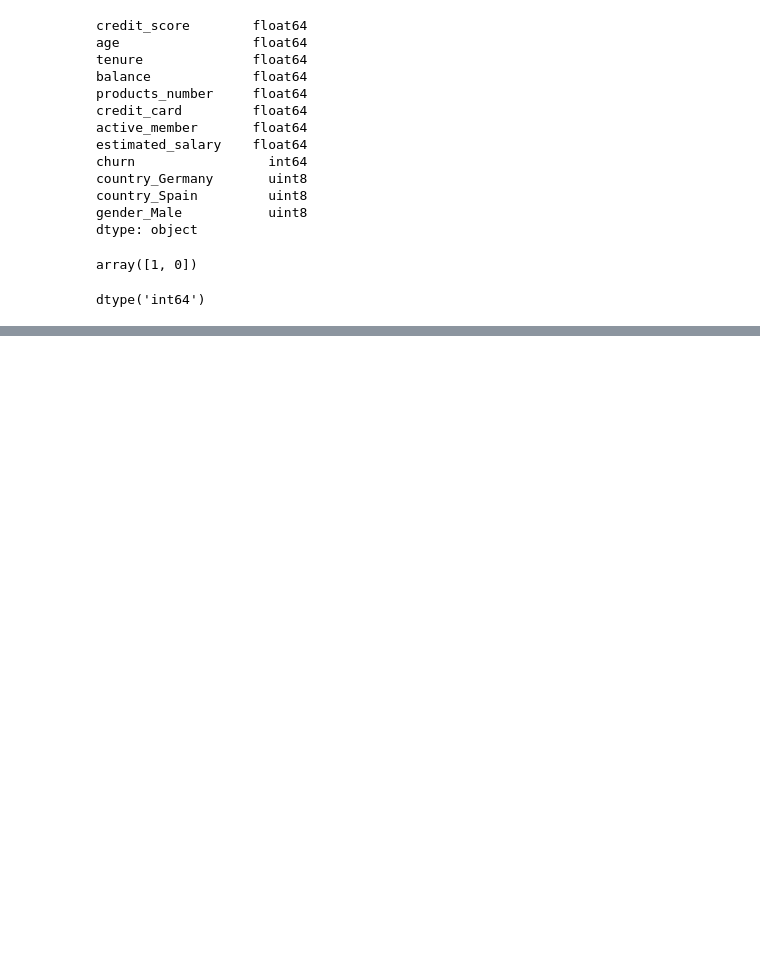
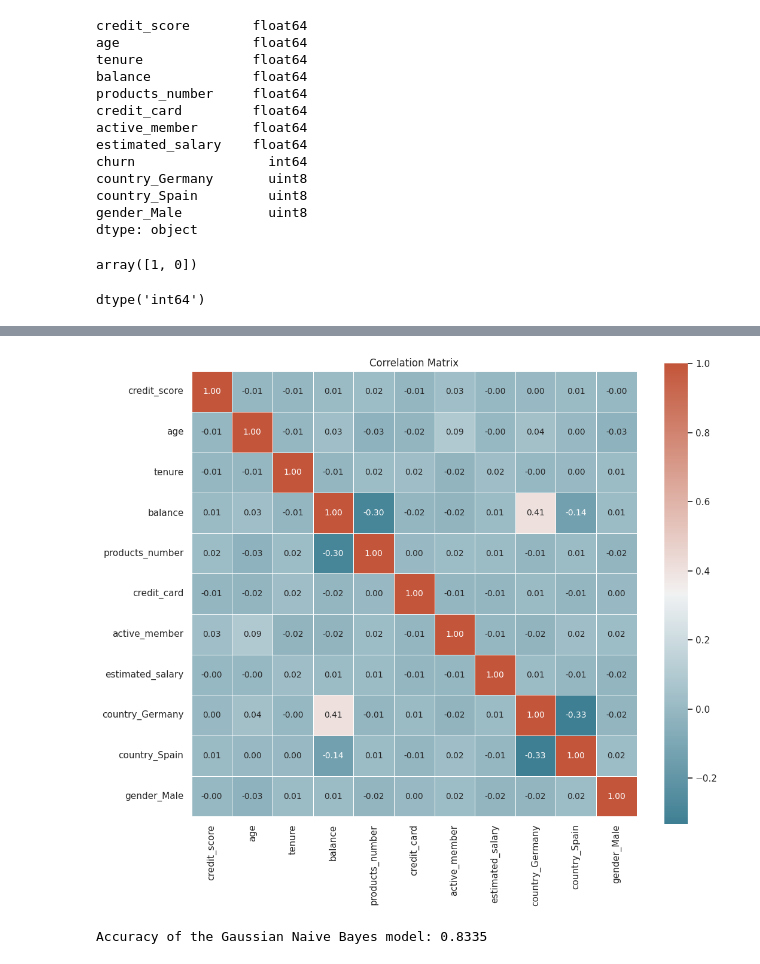
Before and after one commit to DHub6/UAS_DATAMINING, a Jupyter notebook: 201220092_UAS.ipynb, the cells around one changed output, grey strips where cells are left out. Cells and saved outputs as stored; diff of their text form; code cells hidden in the pictures; blank space fills up the shorter version.

```diff
--- a/201220092_UAS.ipynb
+++ b/201220092_UAS.ipynb
@@ -410,3 +410,9 @@ y = data['churn']  # Variabel target
 y.dtypes
 # %% [output]
 dtype('int64')
+# %%
+# menentukan agar set data latih dan uji selalu memiliki baris yang sama
+#  membagi dataset menjadi rasio 80/20
+
+np.random.seed(0)
+X_train, X_test, y_train, y_test = train_test_split(X, y, test_size=0.2, random_state=42)
@@ -412,0 +443,32 @@ dtype('int64')
+# %%
+# Memeriksa koefisien korelasi untuk melihat variabel mana yang berkorelasi tinggi
+
+plt.figure(figsize=(12, 10))
+corr = X_train.corr()
+mask = np.triu(np.ones_like(corr, dtype=bool))
+cmap = sns.diverging_palette(220, 20, as_cmap=True)
+sns.heatmap(corr, cmap=cmap, annot=True, fmt=".2f", annot_kws={"size": 10}, square=True, linewidths=0.5)
+plt.title('Correlation Matrix')
+plt.show()
+# %% [output]
+[figure, added]
+# %%
+#Langkah 6: Mengimplementasikan Algoritma Naive Bayes
+
+
+from sklearn.naive_bayes import GaussianNB
+
+# Inisialisasi Pengklasifikasi Gaussian Naive Bayes
+model = GaussianNB()
+
+# Menyesuaikan model pada training data
+model.fit(X_train, y_train)
+
+# Memprediksi pada data uji
+y_pred = model.predict(X_test)
+
+# Menghitung akurasi
+naive_bayes_accuracy = accuracy_score(y_test, y_pred)
+print("Accuracy of the Gaussian Naive Bayes model:", naive_bayes_accuracy)
+# %% [output]
+Accuracy of the Gaussian Naive Bayes model: 0.8335
```
Also changed, not shown: parts of 5 cells of this notebook.
